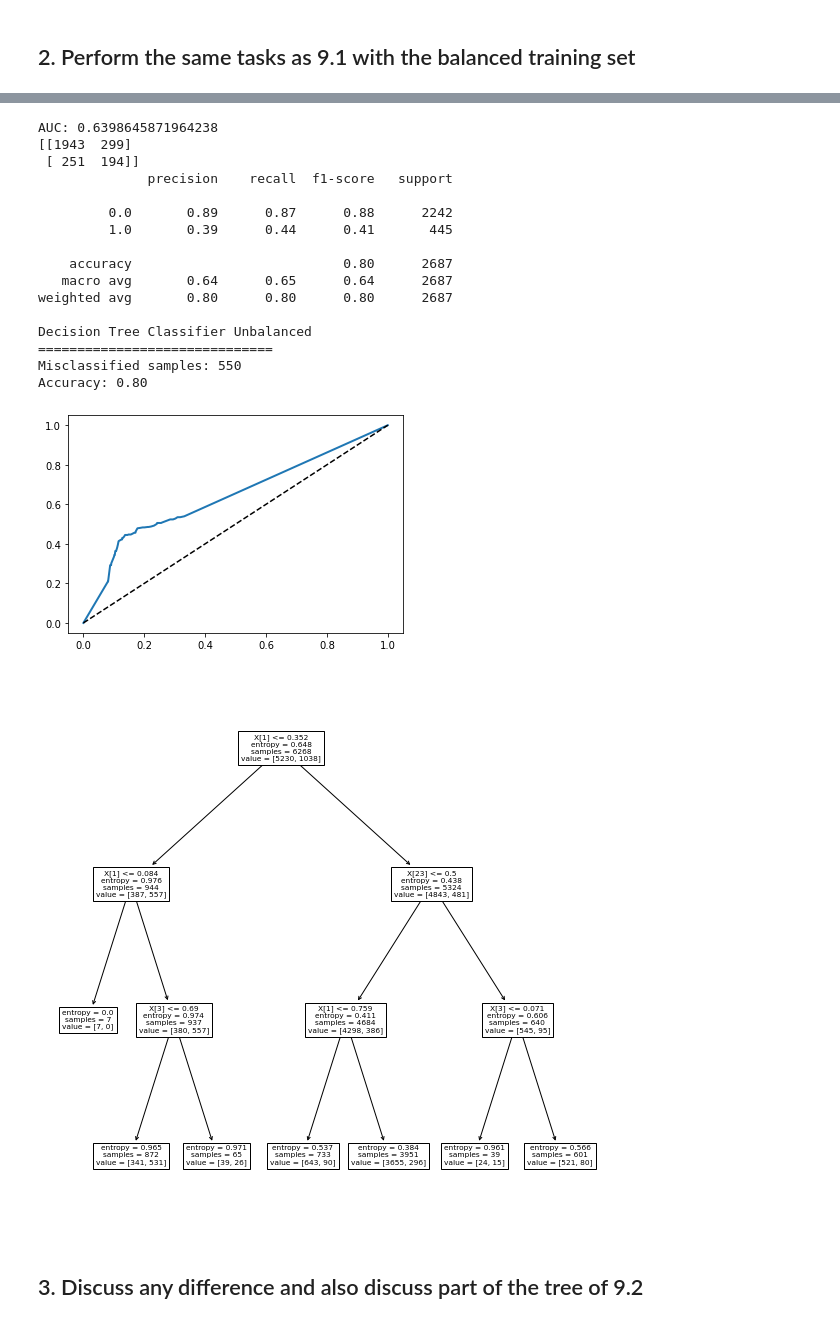
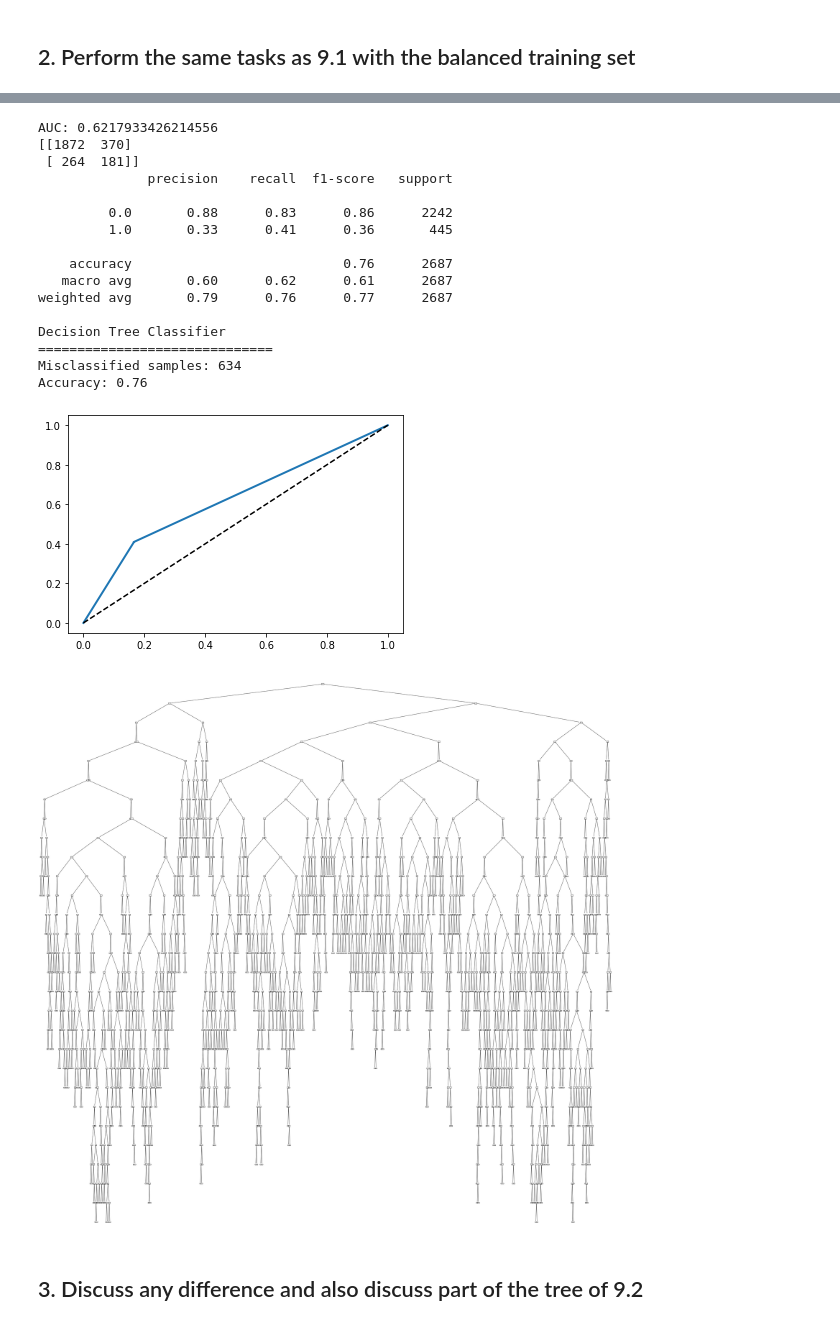
Before and after one commit to jmazor/Machine-A3, a Jupyter notebook: Mazor-A3.ipynb, the cells around one changed output, grey strips where cells are left out. Saved outputs shown, nothing was run; the diff lists cells and outputs as text; code cells hidden in the pictures.

```diff
--- a/Mazor-A3.ipynb
+++ b/Mazor-A3.ipynb
@@ -916,11 +899,12 @@ print(svc_grid_results.best_params_)
 # %% [markdown]
 ## 2. Test the model and print the confusion matrix and classification report. Also, plot ROC curve and show the AUC of ROC, and the count of the number of misclassification.
 # %%
-svc = SVC(probability=True, C=1000, gamma=1, kernel='rbf')
-svc.fit(X_train, y_train)
-y_svc_pred_prob = svc.predict_proba(X_test)
+#svc = SVC(probability=True, C=1000, gamma=1, kernel='rbf')
+#svc.fit(X_train, y_train)
+#svc = svc.set_params(**svc_grid_results.best_params_)
+#svc.fit(X_train, y_train)
+y_svc_scores = svc_grid_results.predict_proba(X_test)[:,1]
 y_svc_pred = svc_grid_results.predict(X_test)
-y_svc_scores = y_svc_pred_prob[:,1]
 fpr, tpr, thresholds = roc_curve(y_test, y_svc_scores)
 plot_roc_curve(fpr, tpr)
 print("AUC: " + str(roc_auc_score(y_test, y_svc_scores)))
@@ -1053,45 +1037,47 @@ Fitting 30 folds for each of 32 candidates, totalling 960 fits
 # %%
-y_dtc_pred_prob = dtc_grid_results.predict_proba(X_test)
+#dtc = dtc_grid_results.best_estimator_
+#dtc.fit(X_test, y_test)
+#y_dtc_scores = cross_val_predict(dtc, X_test, y_test, method="predict_proba")[:,1]
+y_dtc_scores = dtc_grid_results.predict_proba(X_test)[:,1]
 y_dtc_pred = dtc_grid_results.predict(X_test)
-y_dtc_scores = y_dtc_pred_prob[:,1]
 fpr, tpr, thresholds = roc_curve(y_test, y_dtc_scores)
 plot_roc_curve(fpr, tpr)
 print("AUC: " + str(roc_auc_score(y_test, y_dtc_scores)))
 
 print(confusion_matrix(y_test, y_dtc_pred))
 print(classification_report(y_test, y_dtc_pred))
 
 # how did our model perform?
 count_misclassified = (y_test != y_dtc_pred).sum()
 
-print("Decision Tree Classifier Unbalanced")
+print("Decision Tree Classifier")
 print("=" * 30)
 print('Misclassified samples: {}'.format(count_misclassified))
 accuracy = accuracy_score(y_test, y_dtc_pred)
 print('Accuracy: {:.2f}'.format(accuracy))
-dtc = DecisionTreeClassifier(criterion = "entropy", max_depth=3)
-dtc.fit(X_train_unbalanced, y_train_unbalanced)
-plt.figure(figsize=(10,10))
+dtc = dtc.set_params(**dtc_grid_results.best_params_)
+dtc.fit(X_train, y_train)
+plt.figure(figsize=(50,50))
 plot_tree(dtc)
 plt.show()
 # %% [output]
-AUC: 0.6398645871964238
-[[1943  299]
- [ 251  194]]
+AUC: 0.6217933426214556
+[[1872  370]
+ [ 264  181]]
               precision    recall  f1-score   support
 
-         0.0       0.89      0.87      0.88      2242
-         1.0       0.39      0.44      0.41       445
+         0.0       0.88      0.83      0.86      2242
+         1.0       0.33      0.41      0.36       445
 
-    accuracy                           0.80      2687
-   macro avg       0.64      0.65      0.64      2687
-weighted avg       0.80      0.80      0.80      2687
+    accuracy                           0.76      2687
+   macro avg       0.60      0.62      0.61      2687
+weighted avg       0.79      0.76      0.77      2687
 
-Decision Tree Classifier Unbalanced
+Decision Tree Classifier
 ==============================
-Misclassified samples: 550
-Accuracy: 0.80
+Misclassified samples: 634
+Accuracy: 0.76
-[figure, old version]
+[figure, new version]
-[figure, old version]
+[figure, new version]
 # %% [markdown]
 ## 3. Discuss any difference and also discuss part of the tree of 9.2
```
Also changed, not shown: parts of 55 cells of this notebook.
